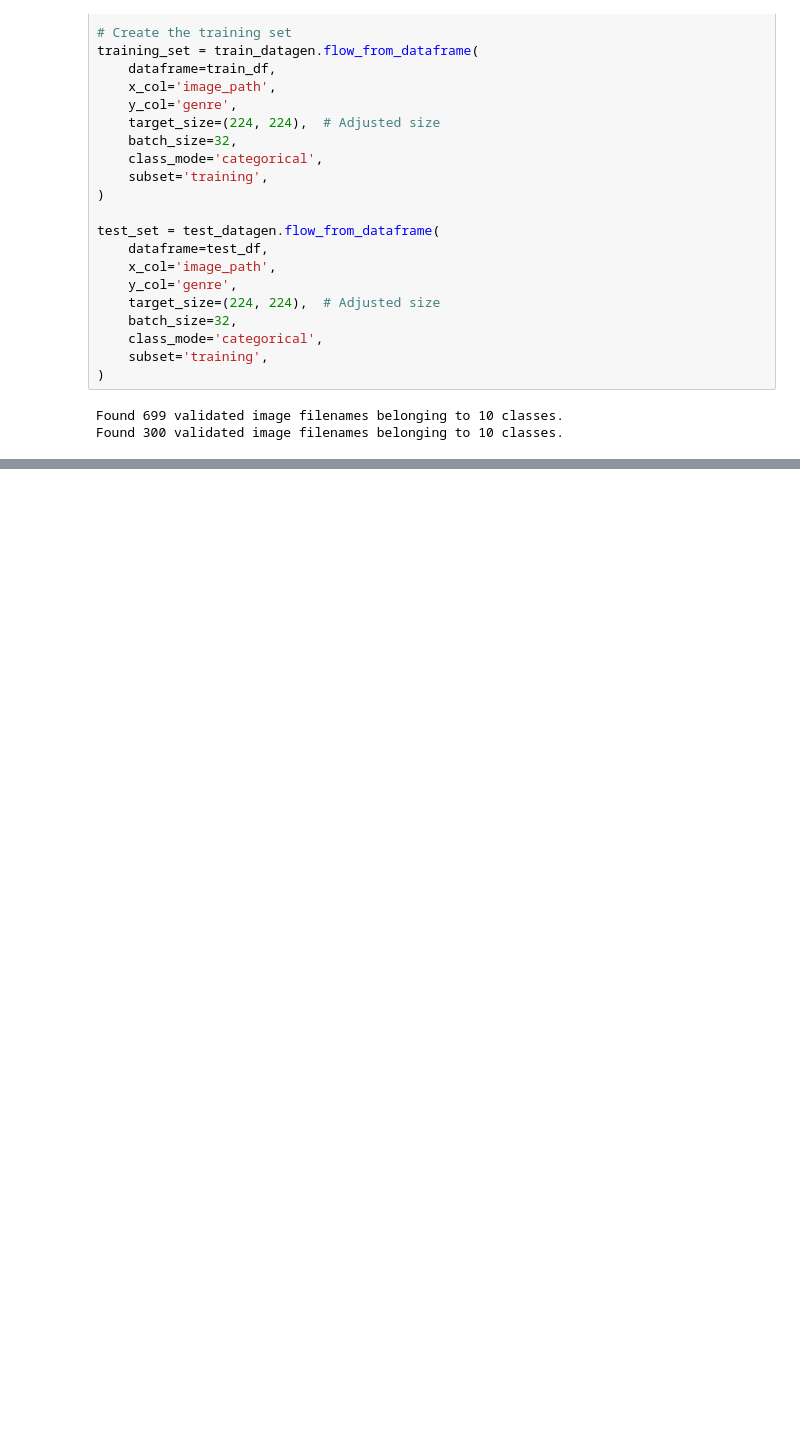
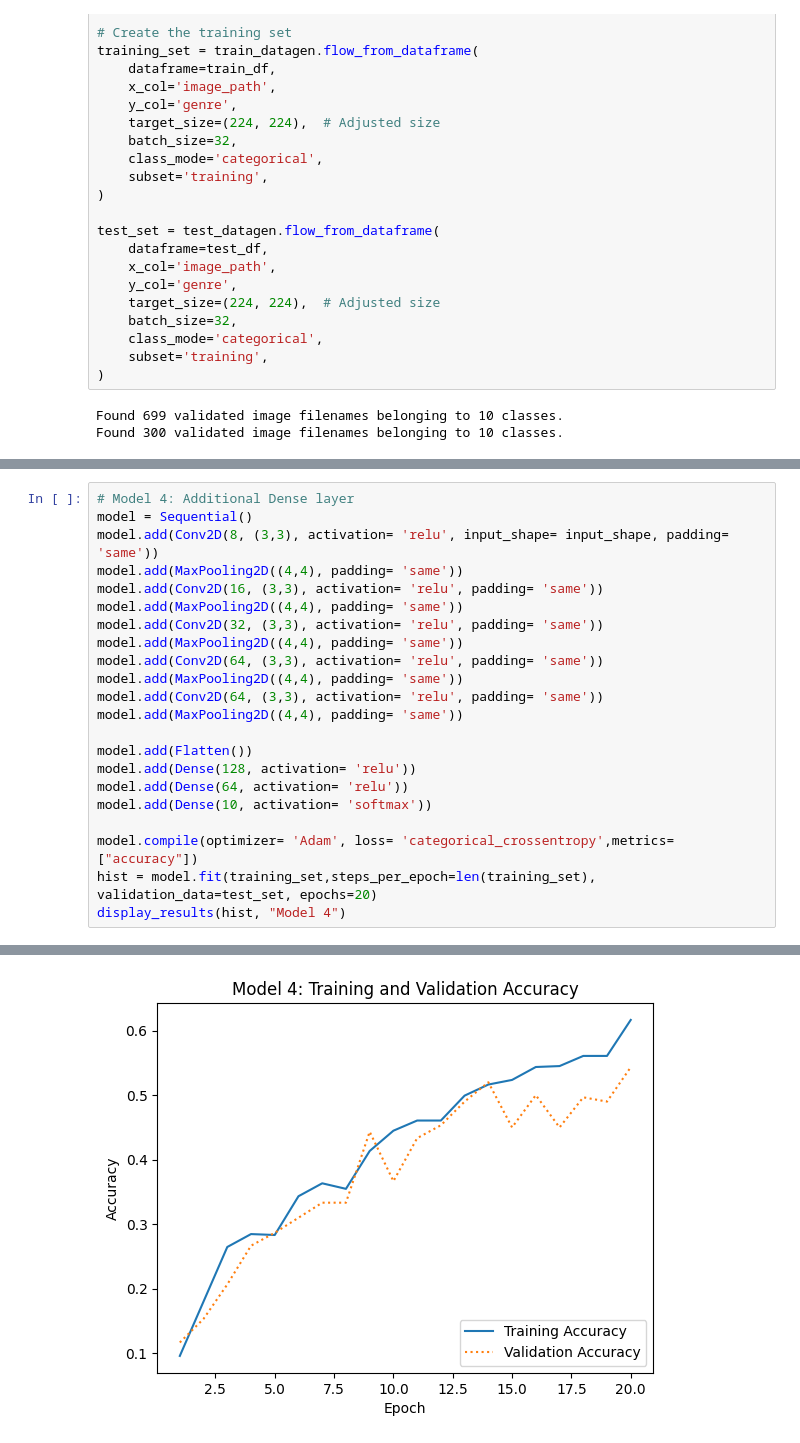
Before and after one commit to Jydkoga/genreid, a Jupyter notebook: genreid.ipynb, the cells around one changed output, grey strips where cells are left out. Drawn from its saved outputs; the diff is of its cells as text; blank space fills up the shorter version.

```diff
--- a/genreid.ipynb
+++ b/genreid.ipynb
@@ -203,0 +288,23 @@ plt.show()
+# %%
+# Model 4: Additional Dense layer
+model = Sequential()
+model.add(Conv2D(8, (3,3), activation= 'relu', input_shape= input_shape, padding= 'same'))
+model.add(MaxPooling2D((4,4), padding= 'same'))
+model.add(Conv2D(16, (3,3), activation= 'relu', padding= 'same'))
+model.add(MaxPooling2D((4,4), padding= 'same'))
+model.add(Conv2D(32, (3,3), activation= 'relu', padding= 'same'))
+model.add(MaxPooling2D((4,4), padding= 'same'))
+model.add(Conv2D(64, (3,3), activation= 'relu', padding= 'same'))
+model.add(MaxPooling2D((4,4), padding= 'same'))
+model.add(Conv2D(64, (3,3), activation= 'relu', padding= 'same'))
+model.add(MaxPooling2D((4,4), padding= 'same'))
+
+model.add(Flatten())
+model.add(Dense(128, activation= 'relu'))
+model.add(Dense(64, activation= 'relu'))
+model.add(Dense(10, activation= 'softmax'))
+
+model.compile(optimizer= 'Adam', loss= 'categorical_crossentropy',metrics=["accuracy"])
+hist = model.fit(training_set,steps_per_epoch=len(training_set), validation_data=test_set, epochs=20)
+display_results(hist, "Model 4")
+# %% [output]
@@ -203,0 +328 @@ plt.show()
+[figure, added]
```
Also changed, not shown: parts of 9 cells of this notebook.
